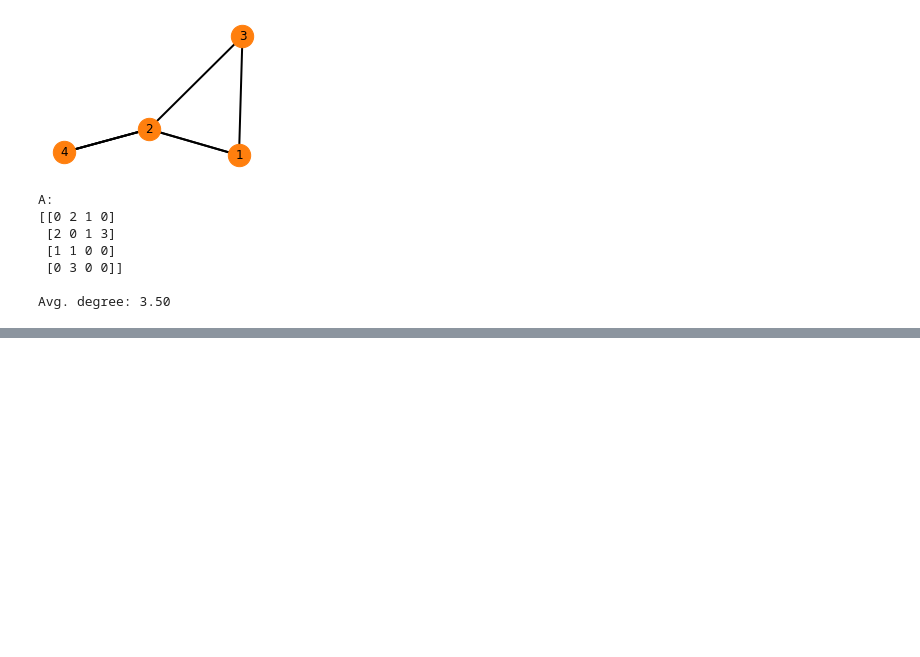
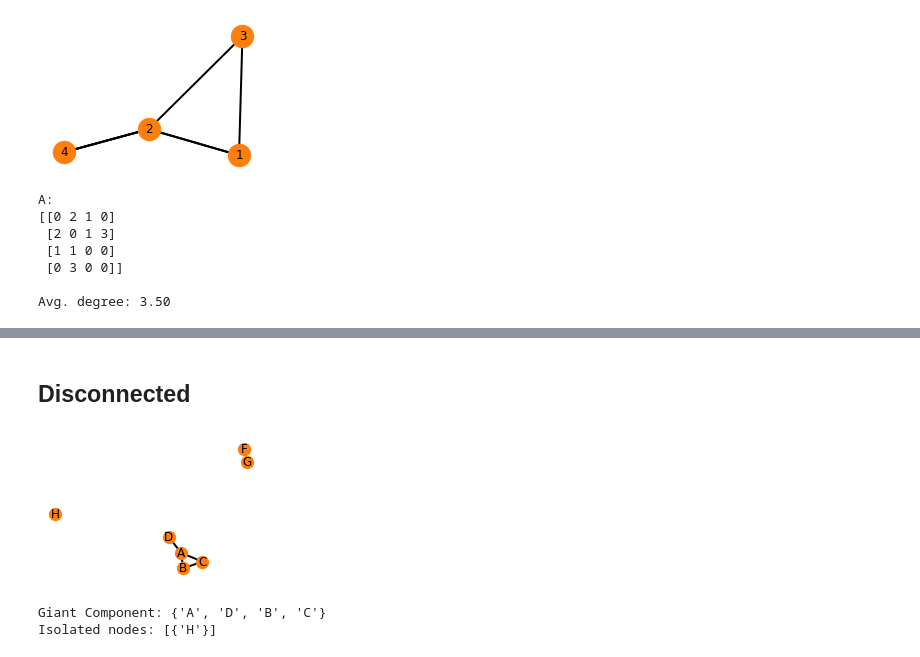
Before and after one commit to mnslarcher/cs224w-slides-to-code, a Jupyter notebook: notebooks/01-introduction-machine-learning-for-graphs.ipynb, the cells around one changed output, grey strips where cells are left out. Saved outputs shown, nothing was run; the diff lists cells and outputs as text; code cells hidden in the pictures; blank space fills up the shorter version.

```diff
--- a/notebooks/01-introduction-machine-learning-for-graphs.ipynb
+++ b/notebooks/01-introduction-machine-learning-for-graphs.ipynb
@@ -444,0 +459,20 @@ Avg. degree: 3.50
+# %% [markdown]
+## Disconnected
+# %%
+edge_list = [("A", "B"), ("A", "C"), ("A", "D"), ("B", "C"), ("F", "G")]
+G = nx.Graph(edge_list)
+G.add_node("H")
+connected_components = sorted(nx.connected_components(G), key=len, reverse=True)
+giant_component = connected_components[0]
+isolated_nodes = [cc for cc in connected_components if len(cc) == 1]
+
+plt.figure(figsize=(3, 2))
+nx.draw(G, node_color="tab:orange", node_size=150, width=2, with_labels=True)
+plt.show()
+
+print(f"\nGiant Component: {giant_component}")
+print(f"Isolated nodes: {isolated_nodes}")
+# %% [output]
+[figure, added]
+Giant Component: {'A', 'D', 'B', 'C'}
+Isolated nodes: [{'H'}]
```
Also changed, not shown: parts of 20 cells of this notebook.
